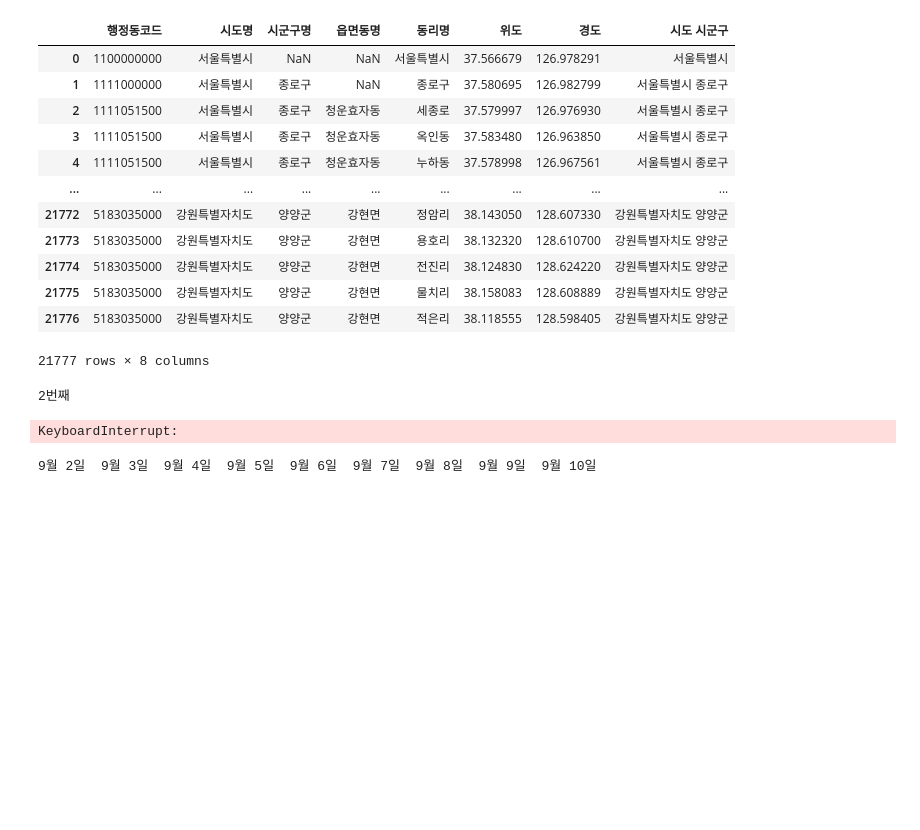
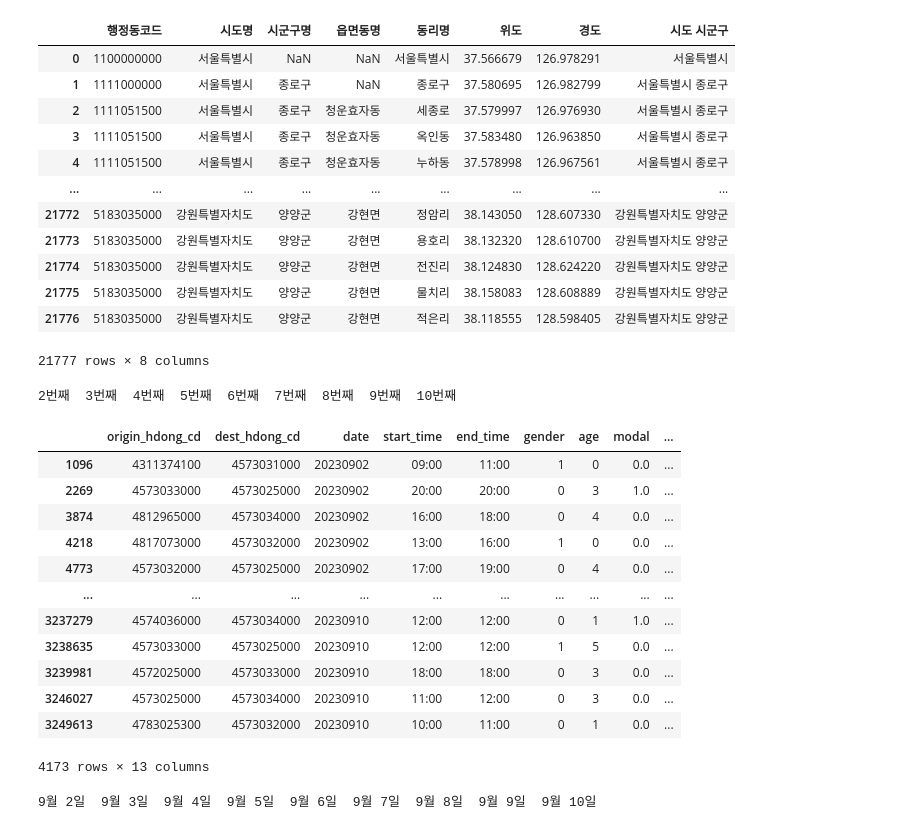
Before and after one commit to NongShiN/2024_bigcontest_muju_festival_shuttle_bus, a Jupyter notebook: route_weight.ipynb, the cells around one changed output. Drawn from its saved outputs; the diff is of its cells as text; code cells hidden in the pictures; blank space fills up the shorter version.

```diff
--- a/route_weight.ipynb
+++ b/route_weight.ipynb
@@ -45,20 +45,33 @@ address
 21777 rows × 8 columns
 # %%
 data_frames = []
+muju_codes = [4573000000, 4573025000, 4573031000, 4573032000, 4573033000, 4573034000, 4573035000]
 
 for i in range(2, 11):
     print(f"{i}번째 ", end=" ")
     index = str(i).rjust(2, '0')
     df_tmp = pd.read_csv(f"EDA/jiwon/data/od_20230901_10/od_202309{index}_1.csv")
-    to_muju = (df_tmp['dest_hdong_cd'] == 4573025000) & (df_tmp['dest_purpose'] == 5)
+    to_muju = df_tmp['dest_hdong_cd'].isin(muju_codes) & (df_tmp['dest_purpose'] == 5)
     data_frames.append(df_tmp[to_muju])
 del df_tmp
 
 df_od = pd.concat(data_frames, axis=0)
 df_od
 # %% [output]
-2번째
+2번째  3번째  4번째  5번째  6번째  7번째  8번째  9번째  10번째
+|  | origin_hdong_cd | dest_hdong_cd | date | start_time | end_time | gender | age | modal | ... |
+| 1096 | 4311374100 | 4573031000 | 20230902 | 09:00 | 11:00 | 1 | 0 | 0.0 | ... |
+| 2269 | 4573033000 | 4573025000 | 20230902 | 20:00 | 20:00 | 0 | 3 | 1.0 | ... |
+| 3874 | 4812965000 | 4573034000 | 20230902 | 16:00 | 18:00 | 0 | 4 | 0.0 | ... |
+| 4218 | 4817073000 | 4573032000 | 20230902 | 13:00 | 16:00 | 1 | 0 | 0.0 | ... |
+| 4773 | 4573032000 | 4573025000 | 20230902 | 17:00 | 19:00 | 0 | 4 | 0.0 | ... |
+| ... | ... | ... | ... | ... | ... | ... | ... | ... | ... |
+| 3237279 | 4574036000 | 4573034000 | 20230910 | 12:00 | 12:00 | 0 | 1 | 1.0 | ... |
+| 3238635 | 4573033000 | 4573025000 | 20230910 | 12:00 | 12:00 | 1 | 5 | 0.0 | ... |
+| 3239981 | 4572025000 | 4573033000 | 20230910 | 18:00 | 18:00 | 0 | 3 | 0.0 | ... |
+| 3246027 | 4573025000 | 4573034000 | 20230910 | 11:00 | 12:00 | 0 | 3 | 0.0 | ... |
+| 3249613 | 4783025300 | 4573032000 | 20230910 | 10:00 | 11:00 | 0 | 1 | 0.0 | ... |
-KeyboardInterrupt:
+4173 rows × 13 columns
 # %%
 data_frames = []
 for i in range(2, 11):
```
Also changed, not shown: parts of 13 cells of this notebook.
